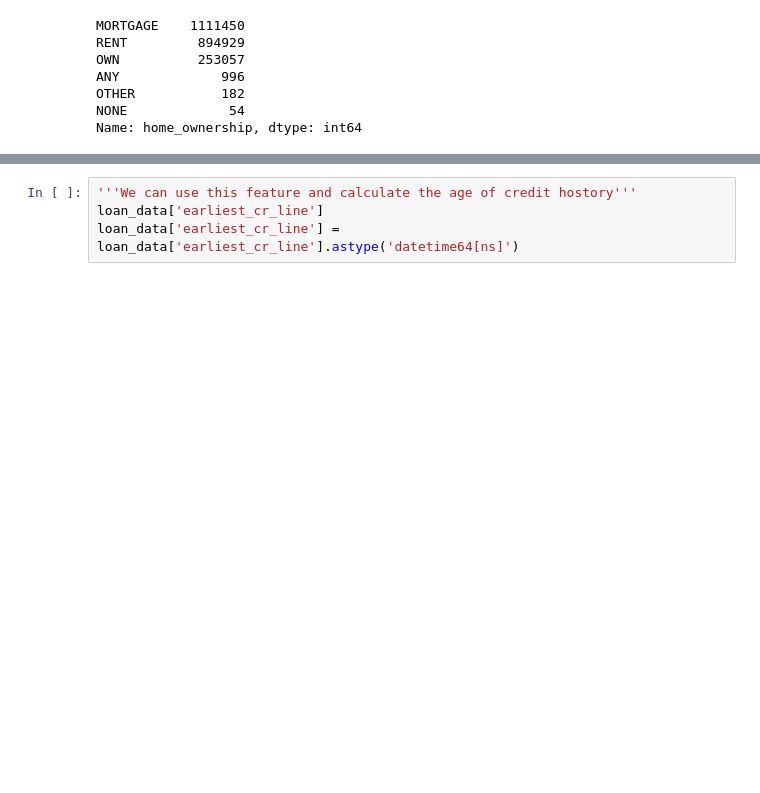
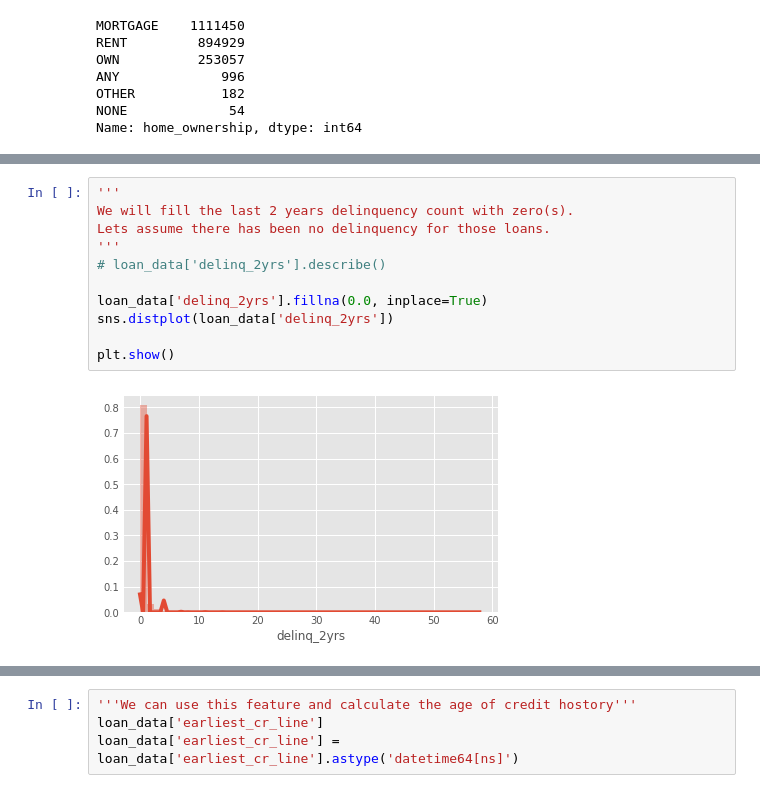
Before and after one commit to sanatanonline/pynb-codes, a Jupyter notebook: src/lending club/Initial Analysis.ipynb, the cells around one changed output, grey strips where cells are left out. Drawn from its saved outputs; the diff is of its cells as text; blank space fills up the shorter version.

```diff
--- a/src/lending club/Initial Analysis.ipynb
+++ b/src/lending club/Initial Analysis.ipynb
@@ -229,0 +319,13 @@ TypeError: distplot() got an unexpected keyword argument 'x'
+# %%
+'''
+We will fill the last 2 years delinquency count with zero(s).
+Lets assume there has been no delinquency for those loans.
+'''
+# loan_data['delinq_2yrs'].describe()
+
+loan_data['delinq_2yrs'].fillna(0.0, inplace=True)
+sns.distplot(loan_data['delinq_2yrs'])
+
+plt.show()
+# %% [output]
+[figure, added]
```
Also changed, not shown: parts of 22 cells of this notebook.
